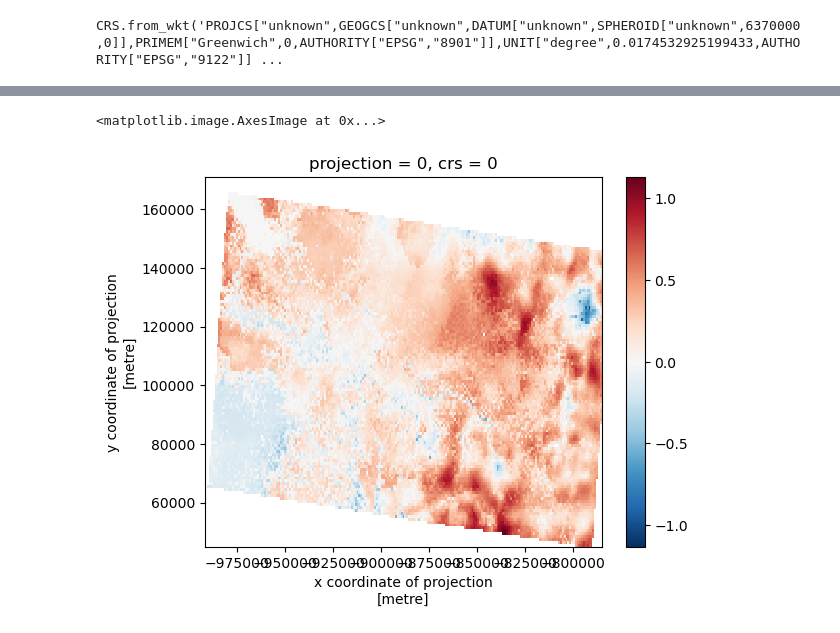
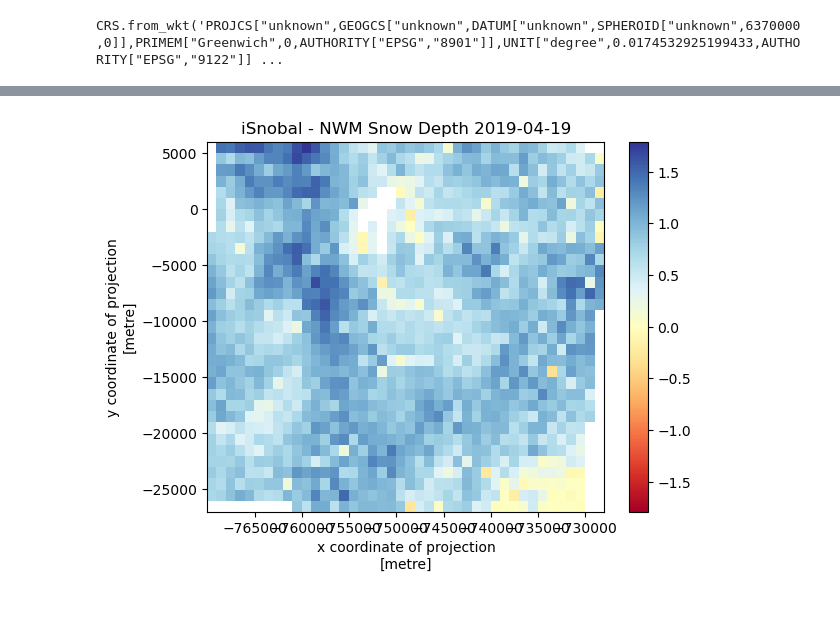
Before and after one commit to jmichellehu/ucrb-isnobal, a Jupyter notebook: notebooks/nwm/extract_NWM_outputs_animas.ipynb, the cells around one changed output, grey strips where cells are left out. Cells and saved outputs as stored; diff of their text form; code cells hidden in the pictures.

```diff
--- a/notebooks/nwm/extract_NWM_outputs_animas.ipynb
+++ b/notebooks/nwm/extract_NWM_outputs_animas.ipynb
@@ -269,0 +311,3 @@ yampa_nwmproj.bounds
+# %%
+poly_gdf = poly_gdf.to_crs(crs=proj4)
+poly_gdf.geometry
@@ -270,6 +322,6 @@ yampa_nwmproj.bounds
 # %%
 # Crop the dataset to the yampa polygon extent
-cropped_ds = ds.sel(x=slice(yampa_nwmproj.bounds.minx.values[0], yampa_nwmproj.bounds.maxx.values[0]),
-                    y=slice(yampa_nwmproj.bounds.miny.values[0], yampa_nwmproj.bounds.maxy.values[0]))
+cropped_ds = ds.sel(x=slice(poly_gdf.bounds.minx.values[0], poly_gdf.bounds.maxx.values[0]),
+                    y=slice(poly_gdf.bounds.miny.values[0], poly_gdf.bounds.maxy.values[0]))
 cropped_ds
 # %% [output]
@@ -325,7 +377,9 @@ Attributes:
     valid_min:      4778100
 # %%
 # Based on validation timesteps, select a time slice
-dt = '2020-02-14'
+# Blue River ASO dates
+dt = '2019-04-19'
+# dt = '2019-06-24'
 # %%
 # convert to datetime object
 dt = np.datetime64(dt)
@@ -358,3 +420,6 @@ ax.set_aspect('equal')
 # %%
 # find isnobal output and compare directly
-snobal_dir = f"/uufs/chpc.utah.edu/common/home/skiles-group1/jmhu/model_runs/yampa_100m_isnobal/wy2020/yampa_basin_100m/run{''.join(str(dt).split('-'))}"
+# snobal_dir = f"/uufs/chpc.utah.edu/common/home/skiles-group1/jmhu/model_runs/yampa_100m_isnobal/wy2020/yampa_basin_100m/run{''.join(str(dt).split('-'))}"
+model_dir = '/uufs/chpc.utah.edu/common/home/skiles-group1/jmhu/model_runs/'
+snobal_dir = fn_list(model_dir, f"*{basin}*isnobal/wy{wy}/{basin}*_100m/run{''.join(str(dt).split('-'))}")[0]
+snobal_dir
@@ -437,6 +504,7 @@ depth_reproj.shape
 # %%
 # Plot the difference
 (depth_reproj - nwm_depth).plot.imshow(cmap='RdYlBu')
+ax = plt.gca()
+ax.set_title(f'iSnobal - NWM Snow Depth {dt}');
 # %% [output]
-<matplotlib.image.AxesImage at 0x...>
-[figure, old version]
+[figure, new version]
```
Also changed, not shown: parts of 40 cells of this notebook, 4 other files.
